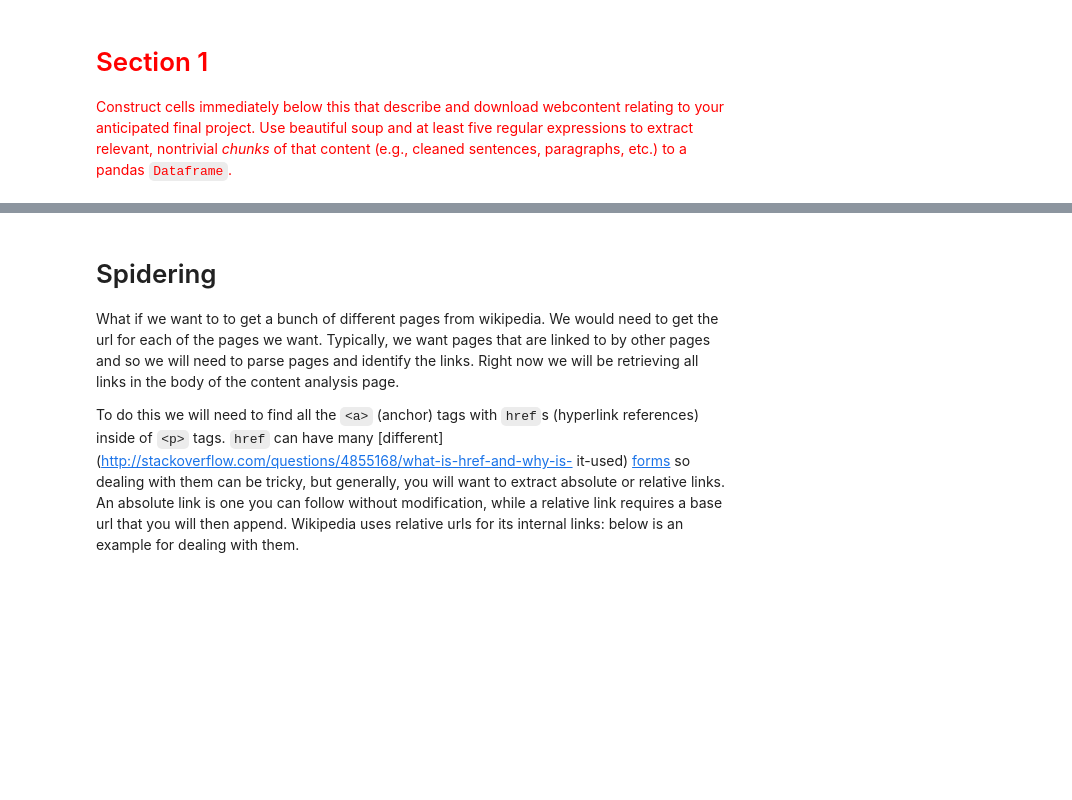
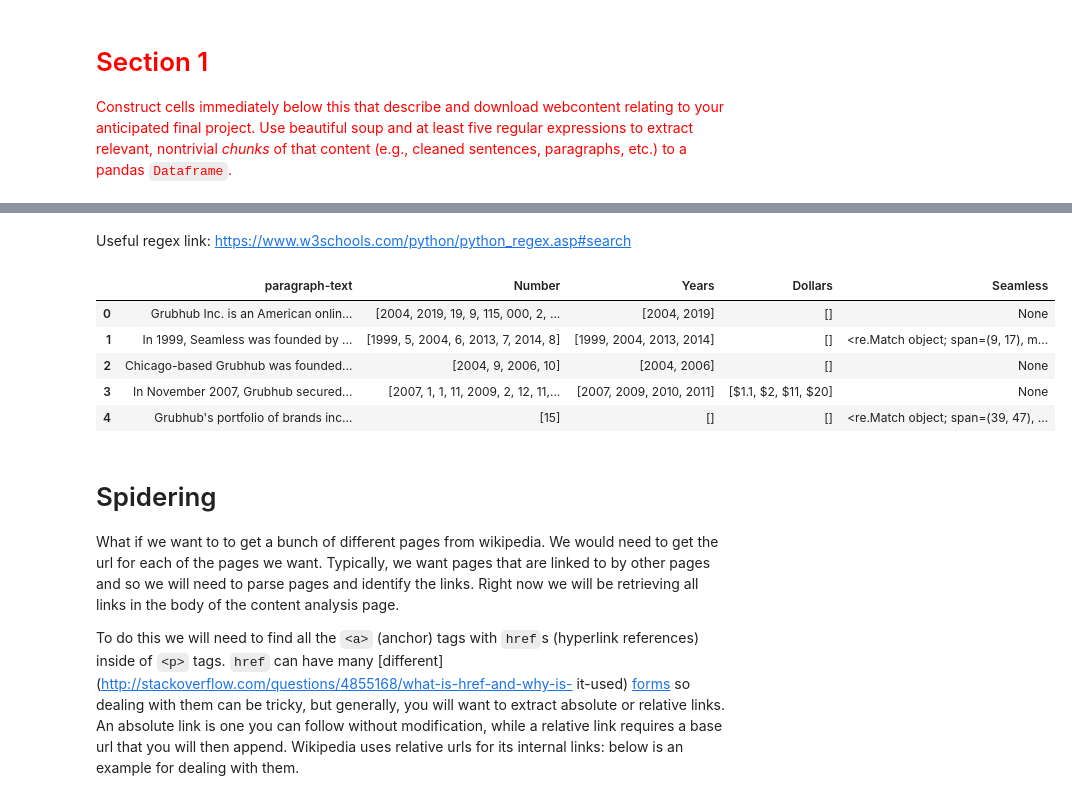
Before and after one commit to liu431/Content-Analysis-2020, a Jupyter notebook: week-0/0-intro_Li Liu.ipynb, the cells around one changed output, grey strips where cells are left out. Cells and saved outputs as stored; diff of their text form; code cells hidden in the pictures; blank space fills up the shorter version.

```diff
--- a/week-0/0-intro_Li Liu.ipynb
+++ b/week-0/0-intro_Li Liu.ipynb
@@ -191,0 +252,4 @@ the [re docs](https://docs.python.org/3/library/re.html) there is also a short
+# %%
+URL = 'https://en.wikipedia.org/wiki/Grubhub'
+Request = requests.get(URL)
+print(Request.text[:1000])
@@ -191,0 +263,2 @@ the [re docs](https://docs.python.org/3/library/re.html) there is also a short
+# %%
+Soup = bs4.BeautifulSoup(Request.text, 'html.parser')
@@ -191,0 +268,4 @@ the [re docs](https://docs.python.org/3/library/re.html) there is also a short
+# %%
+PTags = Soup.body.findAll('p')
+for pTag in PTags[:3]:
+    print(pTag.text)
@@ -192,3 +278,34 @@ the [re docs](https://docs.python.org/3/library/re.html) there is also a short
+# %% [markdown]
+Useful regex link: https://www.w3schools.com/python/python_regex.asp#search
+# %%
+Paragraphs = []
+Numbers = []
+Years = []
+Dollors = []
+Seamless = []
+for pTag in PTags:
+    #strings starting with r are raw so their \'s are not modifier characters
+    #If we didn't start with r the string would be: '\\[\\d+\\]'
+    Paragraphs.append(re.sub(r'\[\d+\]', '', pTag.text)) # paragraph separators
+    Years.append(re.findall(r'\d+\d+\d+\d', pTag.text))  #find "years"
+    Numbers.append(re.findall(r'\d+', pTag.text))  #find "years"
+    Dollors.append(re.findall(r'\$\d+(?:\.\d+)?', pTag.text))
+    Seamless.append(re.search("\Seamless", pTag.text))
+
+#convert to a DataFrame
+DF = pandas.DataFrame({'paragraph-text' : Paragraphs,
+                                        "Number" : Numbers,
+                                       "Years": Years,
+                                       "Dollars": Dollors,
+                                       "Seamless":Seamless})
+DF.head()
+# %% [output]
+|  | paragraph-text | Number | Years | Dollars | Seamless |
+| 0 | Grubhub Inc. is an American onlin... | [2004, 2019, 19, 9, 115, 000, 2, ... | [2004, 2019] | [] | None |
+| 1 | In 1999, Seamless was founded by ... | [1999, 5, 2004, 6, 2013, 7, 2014, 8] | [1999, 2004, 2013, 2014] | [] | <re.Match object; span=(9, 17), m... |
+| 2 | Chicago-based Grubhub was founded... | [2004, 9, 2006, 10] | [2004, 2006] | [] | None |
+| 3 | In November 2007, Grubhub secured... | [2007, 1, 1, 11, 2009, 2, 12, 11,... | [2007, 2009, 2010, 2011] | [$1.1, $2, $11, $20] | None |
+| 4 | Grubhub's portfolio of brands inc... | [15] | [] | [] | <re.Match object; span=(39, 47), ... |
 # %% [markdown]
 
 # Spidering
```
Also changed, not shown: parts of 39 cells of this notebook, 6 other files.
